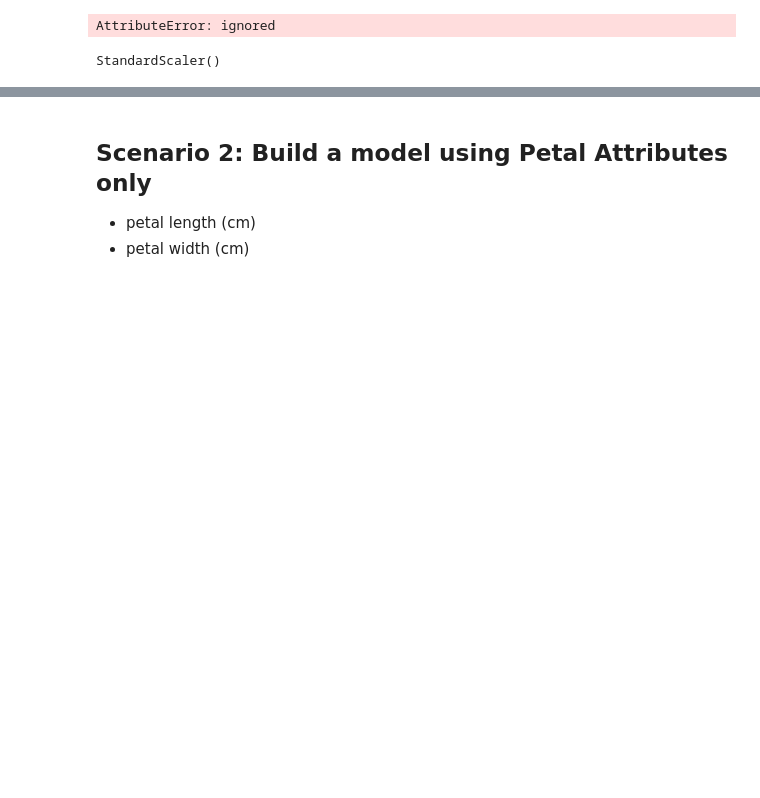
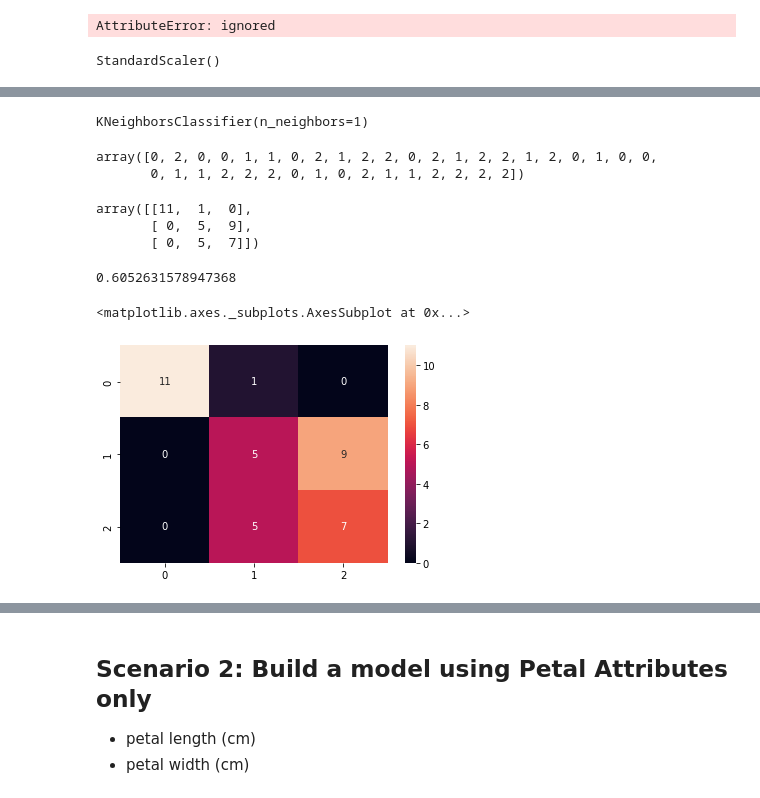
Before and after one commit to tuccib/CUNY-LAG, a Jupyter notebook: Data301_ML_Mid_Term_Test_Bruno_Tucci.ipynb, the cells around one changed output, grey strips where cells are left out. Cells and saved outputs as stored; diff of their text form; code cells hidden in the pictures; blank space fills up the shorter version.

```diff
--- a/Data301_ML_Mid_Term_Test_Bruno_Tucci.ipynb
+++ b/Data301_ML_Mid_Term_Test_Bruno_Tucci.ipynb
@@ -404,0 +417,20 @@ x_train4, x_test4, y_train4, y_test4 = train_test_split(X_scaled, Y)
+# %%
+knn = KNeighborsClassifier(n_neighbors=1)
+# %%
+knn.fit(x_train4, y_train4)
+# %% [output]
+KNeighborsClassifier(n_neighbors=1)
+# %%
+y_pred4 = knn.predict(x_test4)
+# %%
+y_pred4
+# %% [output]
+array([0, 2, 0, 0, 1, 1, 0, 2, 1, 2, 2, 0, 2, 1, 2, 2, 1, 2, 0, 1, 0, 0,
+       0, 1, 1, 2, 2, 2, 0, 1, 0, 2, 1, 1, 2, 2, 2, 2])
+# %%
+cm4 = confusion_matrix(y_test4, y_pred4)
+cm4
+# %% [output]
+array([[11,  1,  0],
+       [ 0,  5,  9],
+       [ 0,  5,  7]])
@@ -404,0 +439,9 @@ x_train4, x_test4, y_train4, y_test4 = train_test_split(X_scaled, Y)
+# %%
+score
+# %% [output]
+0.6052631578947368
+# %%
+sns.heatmap(cm4, annot=True, fmt='0.0f')
+# %% [output]
+<matplotlib.axes._subplots.AxesSubplot at 0x...>
+[figure, added]
```
Also changed, not shown: parts of 4 cells of this notebook.
